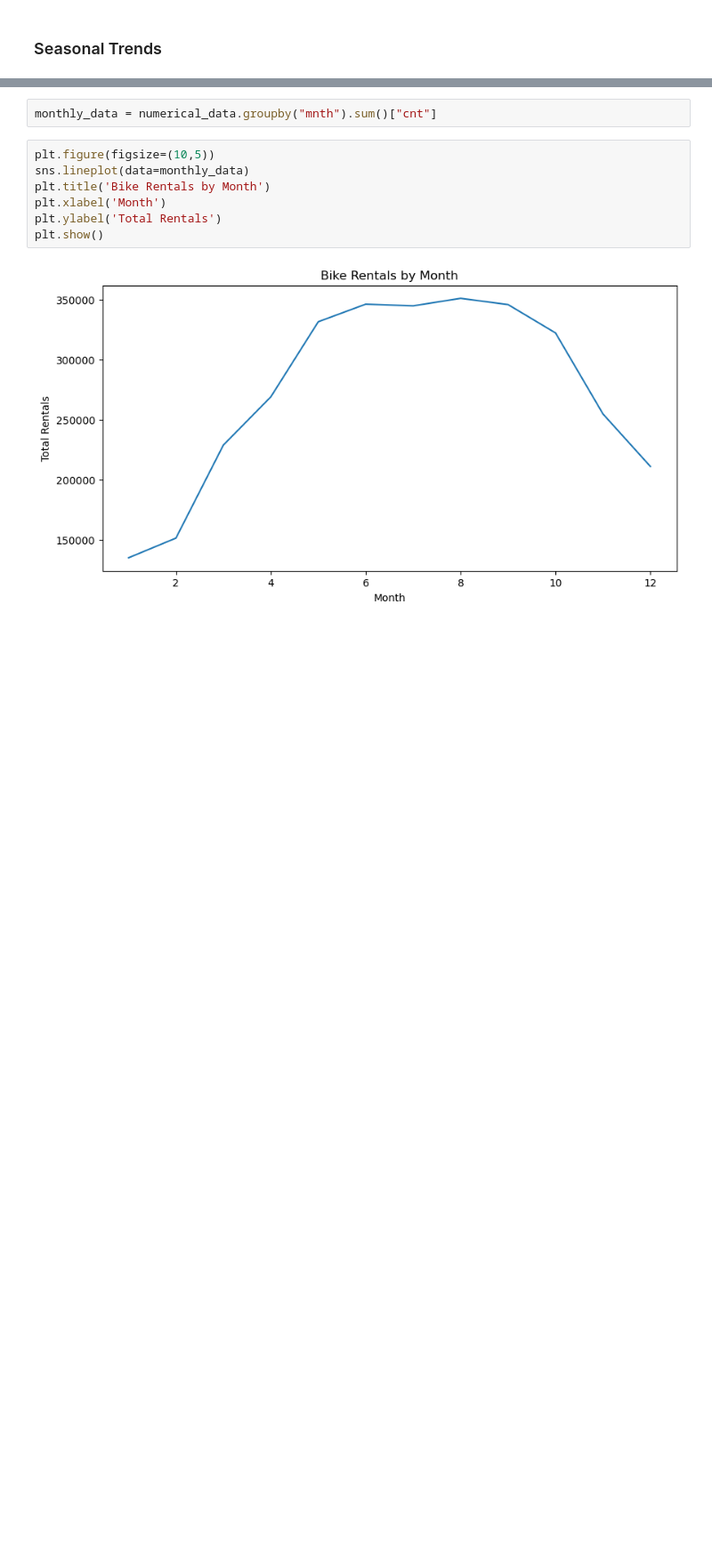
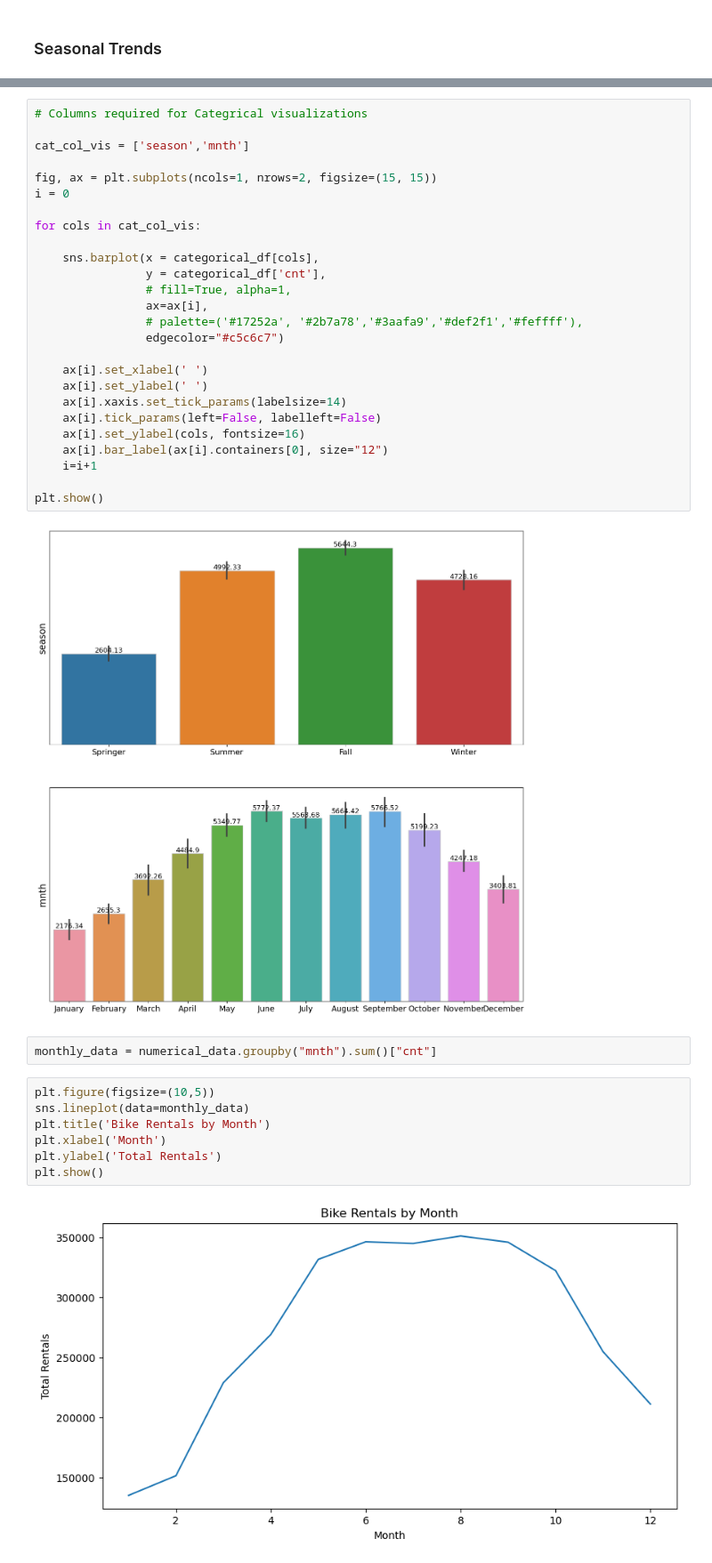
Before and after one commit to cukiprit/Submission-Dicoding-Data-Analysis, a Jupyter notebook: main.ipynb, the cells around one changed output, grey strips where cells are left out. Shown at 89% size. Cells and saved outputs as stored; diff of their text form; blank space fills up the shorter version.

```diff
--- a/main.ipynb
+++ b/main.ipynb
@@ -200,3 +211,31 @@ numerical_data = day_df.select_dtypes(include=[np.number])
+# %%
+# Columns required for Categrical visualizations
+
+cat_col_vis = ['season','mnth']
+
+fig, ax = plt.subplots(ncols=1, nrows=2, figsize=(15, 15))
+i = 0
+
+for cols in cat_col_vis:
+
+    sns.barplot(x = categorical_df[cols],
+                y = categorical_df['cnt'],
+                # fill=True, alpha=1,
+                ax=ax[i],
+                # palette=('#17252a', '#2b7a78','#3aafa9','#def2f1','#feffff'),
+                edgecolor="#c5c6c7")
+
+    ax[i].set_xlabel(' ')
+    ax[i].set_ylabel(' ')
+    ax[i].xaxis.set_tick_params(labelsize=14)
+    ax[i].tick_params(left=False, labelleft=False)
+    ax[i].set_ylabel(cols, fontsize=16)
+    ax[i].bar_label(ax[i].containers[0], size="12")
+    i=i+1
+
+plt.show()
+# %% [output]
+[figure, added]
 # %%
 monthly_data = numerical_data.groupby("mnth").sum()["cnt"]
 # %%
```
Also changed, not shown: parts of 8 cells of this notebook.
